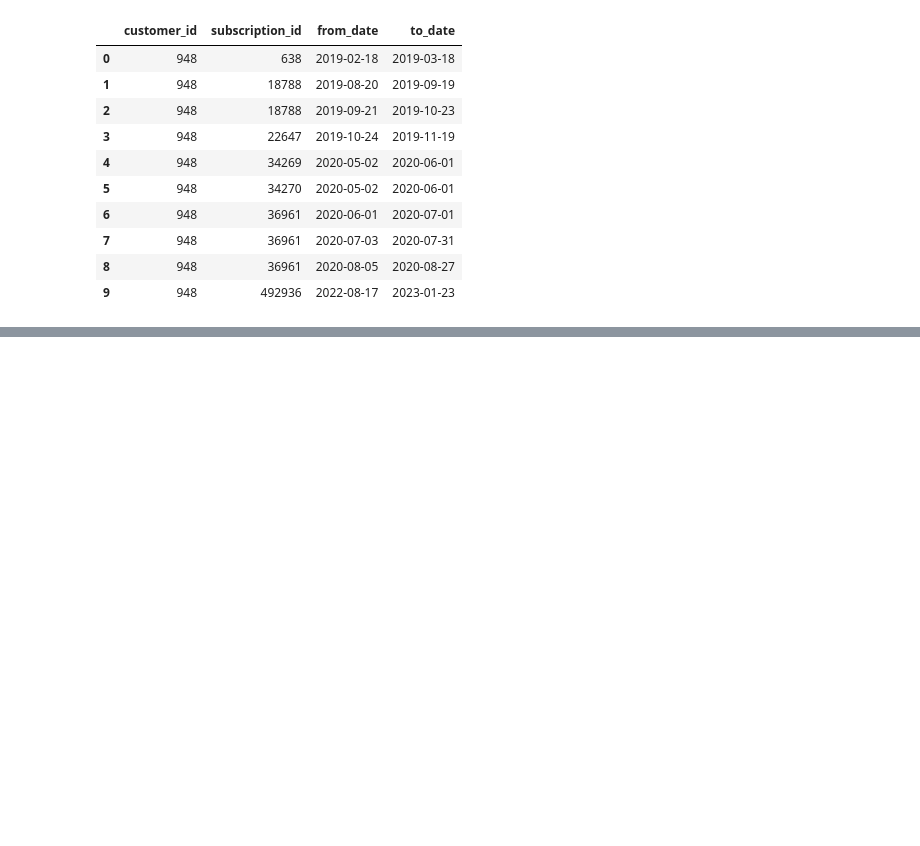
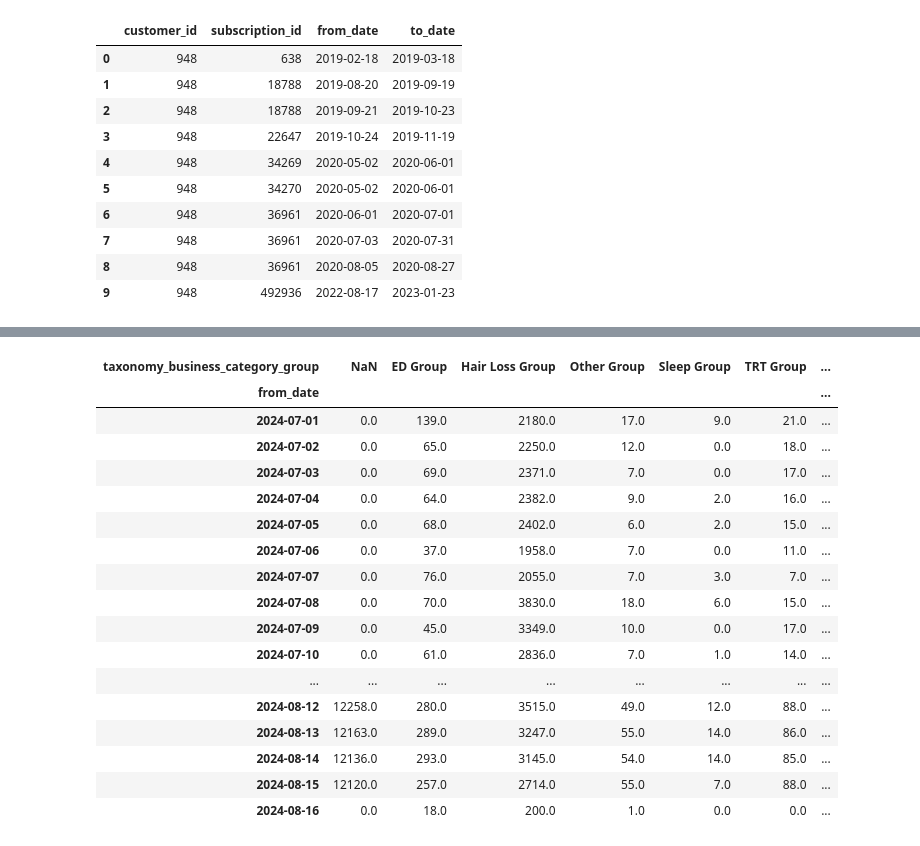
Before and after one commit to dvdwight/manual-ae, a Jupyter notebook: notebooks/eda.ipynb, the cells around one changed output, grey strips where cells are left out. Drawn from its saved outputs; the diff is of its cells as text; code cells hidden in the pictures; blank space fills up the shorter version.

```diff
--- a/notebooks/eda.ipynb
+++ b/notebooks/eda.ipynb
@@ -180,0 +226,38 @@ LINE 6: ORDER BY a.from_date
+# %%
+# distribution of business groups in Jul 2024 onwards
+con = duckdb.connect()
+query = """
+SELECT
+   taxonomy_business_category_group, activity.from_date,
+     count(*) as customer_count
+FROM '../data/activity.csv' activity
+LEFT JOIN '../data/acq_orders.csv' acq ON activity.customer_id = acq.customer_id
+WHERE date_trunc('month', activity.from_date) >= '2024-07-01'
+GROUP BY taxonomy_business_category_group, from_date
+"""
+result = con.execute(query).fetchdf()
+
+#pivot by month and display results
+result_pivot = result.pivot(index='from_date', columns='taxonomy_business_category_group', values='customer_count').fillna(0)
+
+display(result_pivot)
+con.close()
+# %% [output]
+| taxonomy_business_category_group | NaN | ED Group | Hair Loss Group | Other Group | Sleep Group | TRT Group | ... |
+| from_date |  |  |  |  |  |  | ... |
+| 2024-07-01 | 0.0 | 139.0 | 2180.0 | 17.0 | 9.0 | 21.0 | ... |
+| 2024-07-02 | 0.0 | 65.0 | 2250.0 | 12.0 | 0.0 | 18.0 | ... |
+| 2024-07-03 | 0.0 | 69.0 | 2371.0 | 7.0 | 0.0 | 17.0 | ... |
+| 2024-07-04 | 0.0 | 64.0 | 2382.0 | 9.0 | 2.0 | 16.0 | ... |
+| 2024-07-05 | 0.0 | 68.0 | 2402.0 | 6.0 | 2.0 | 15.0 | ... |
+| 2024-07-06 | 0.0 | 37.0 | 1958.0 | 7.0 | 0.0 | 11.0 | ... |
+| 2024-07-07 | 0.0 | 76.0 | 2055.0 | 7.0 | 3.0 | 7.0 | ... |
+| 2024-07-08 | 0.0 | 70.0 | 3830.0 | 18.0 | 6.0 | 15.0 | ... |
+| 2024-07-09 | 0.0 | 45.0 | 3349.0 | 10.0 | 0.0 | 17.0 | ... |
+| 2024-07-10 | 0.0 | 61.0 | 2836.0 | 7.0 | 1.0 | 14.0 | ... |
+| ... | ... | ... | ... | ... | ... | ... | ... |
+| 2024-08-12 | 12258.0 | 280.0 | 3515.0 | 49.0 | 12.0 | 88.0 | ... |
+| 2024-08-13 | 12163.0 | 289.0 | 3247.0 | 55.0 | 14.0 | 86.0 | ... |
+| 2024-08-14 | 12136.0 | 293.0 | 3145.0 | 54.0 | 14.0 | 85.0 | ... |
+| 2024-08-15 | 12120.0 | 257.0 | 2714.0 | 55.0 | 7.0 | 88.0 | ... |
+| 2024-08-16 | 0.0 | 18.0 | 200.0 | 1.0 | 0.0 | 0.0 | ... |
```
Also changed, not shown: parts of 5 cells of this notebook, 3 other files.
